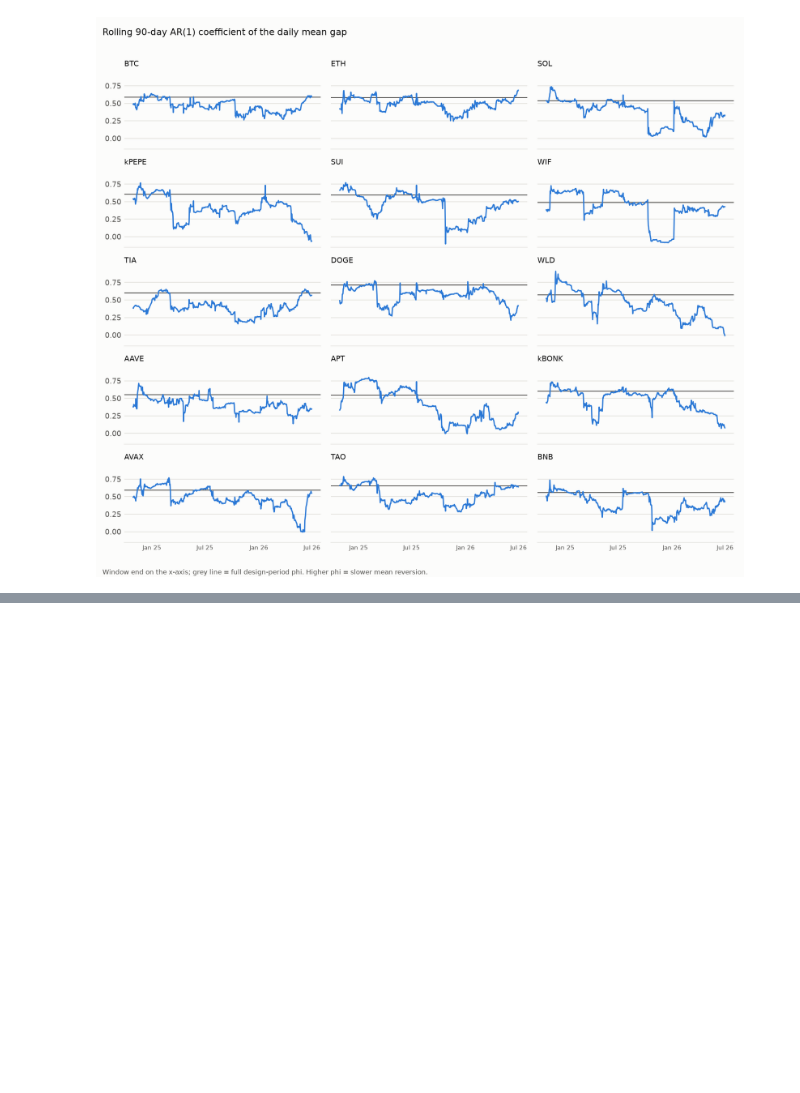
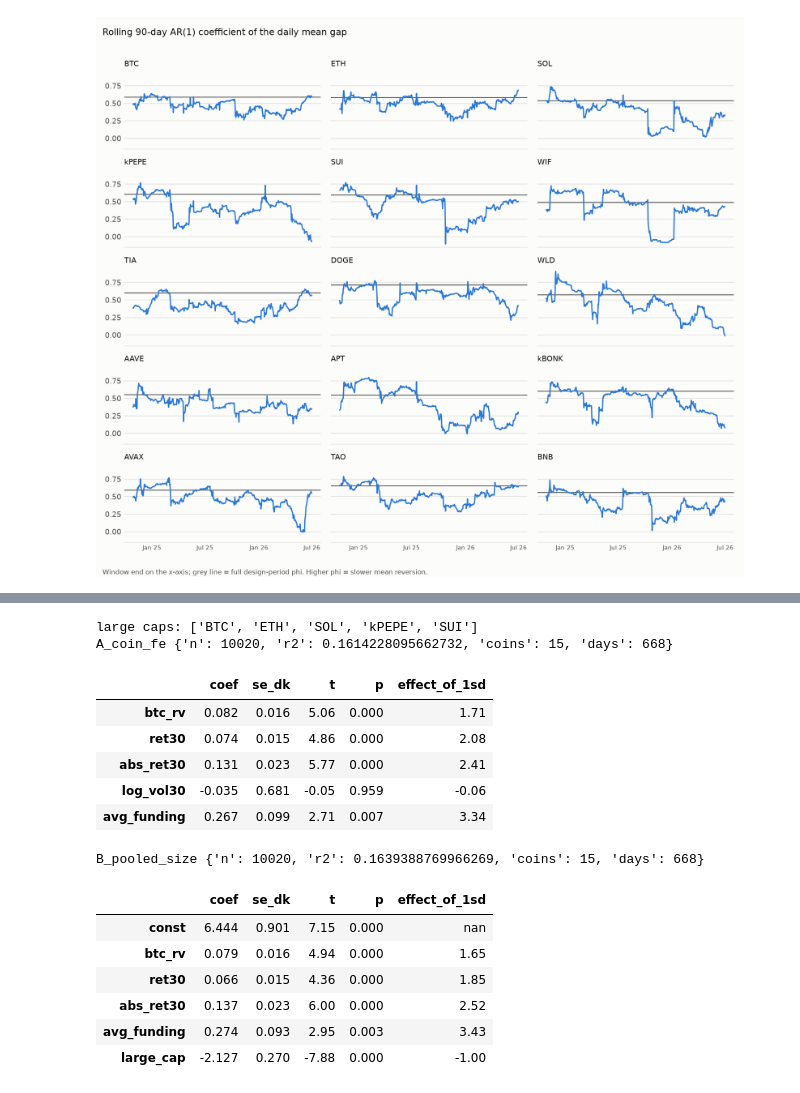
Before and after one commit to arthurfritscheck/funding-dislocations, a Jupyter notebook: notebooks/01_eda.ipynb, the cells around one changed output, grey strips where cells are left out. Cells and saved outputs as stored; diff of their text form; code cells hidden in the pictures; blank space fills up the shorter version.

```diff
--- a/notebooks/01_eda.ipynb
+++ b/notebooks/01_eda.ipynb
@@ -240,0 +283,24 @@ display(Image(filename=str(gap_stats.FIGURES / "persistence_survival.png")))
+# %%
+rr = regimes.run()            # computes and saves report/tables/regimes_*.csv
+print("large caps:", rr["large_caps"])
+fmt = {"coef": "{:.3f}", "se_dk": "{:.3f}", "t": "{:.2f}", "p": "{:.3f}", "effect_of_1sd": "{:.2f}"}
+for name, tab in rr["regression"].items():
+    print(name, tab.attrs)
+    display(tab.style.format(fmt))
+# %% [output]
+large caps: ['BTC', 'ETH', 'SOL', 'kPEPE', 'SUI']
+A_coin_fe {'n': 10020, 'r2': 0.1614228095662732, 'coins': 15, 'days': 668}
+|  | coef | se_dk | t | p | effect_of_1sd |
+| btc_rv | 0.082 | 0.016 | 5.06 | 0.000 | 1.71 |
+| ret30 | 0.074 | 0.015 | 4.86 | 0.000 | 2.08 |
+| abs_ret30 | 0.131 | 0.023 | 5.77 | 0.000 | 2.41 |
+| log_vol30 | -0.035 | 0.681 | -0.05 | 0.959 | -0.06 |
+| avg_funding | 0.267 | 0.099 | 2.71 | 0.007 | 3.34 |
+B_pooled_size {'n': 10020, 'r2': 0.1639388769966269, 'coins': 15, 'days': 668}
+|  | coef | se_dk | t | p | effect_of_1sd |
+| const | 6.444 | 0.901 | 7.15 | 0.000 | nan |
+| btc_rv | 0.079 | 0.016 | 4.94 | 0.000 | 1.65 |
+| ret30 | 0.066 | 0.015 | 4.36 | 0.000 | 1.85 |
+| abs_ret30 | 0.137 | 0.023 | 6.00 | 0.000 | 2.52 |
+| avg_funding | 0.274 | 0.093 | 2.95 | 0.003 | 3.43 |
+| large_cap | -2.127 | 0.270 | -7.88 | 0.000 | -1.00 |
```
Also changed, not shown: parts of 18 cells of this notebook, 17 other files.
